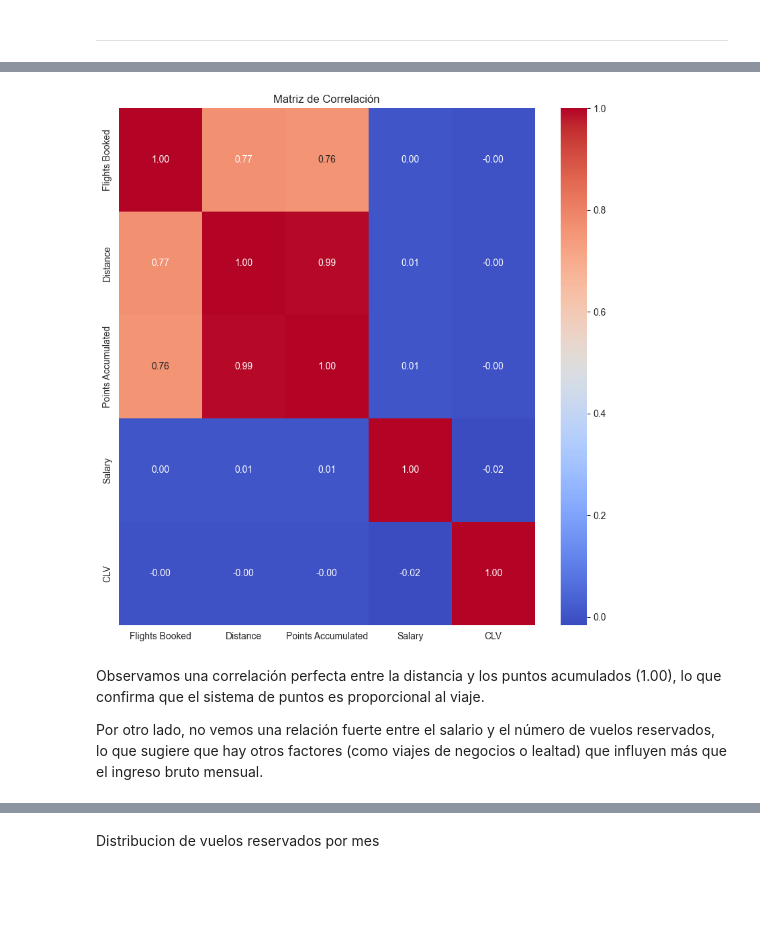
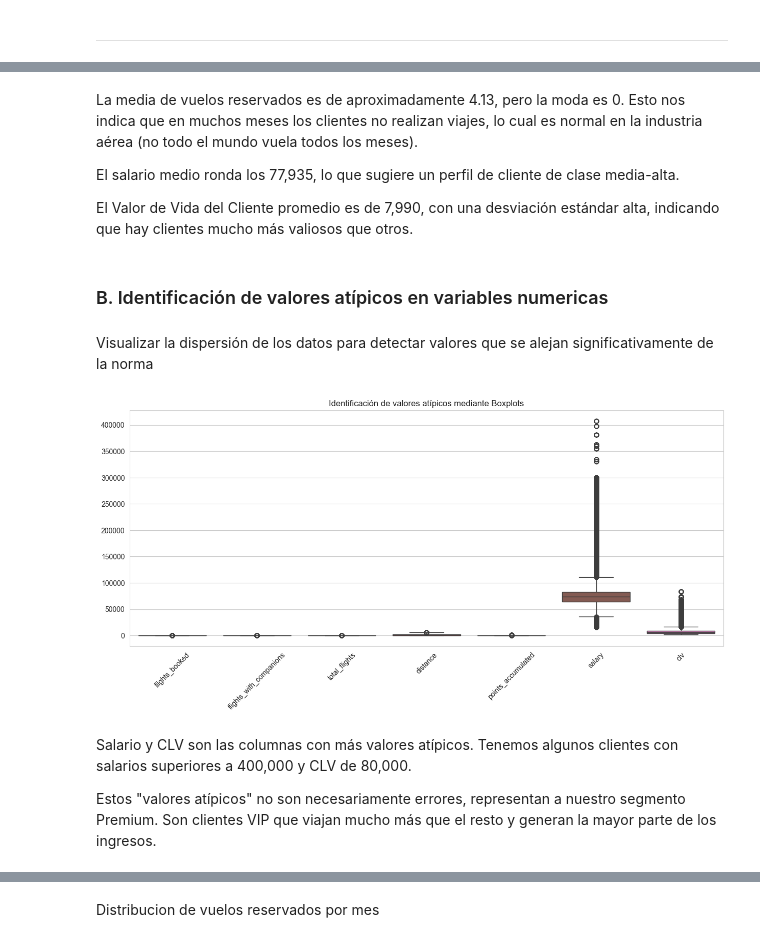
Before and after one commit to Adalab/bda-modulo-3-evaluacion-final-TamDb22, a Jupyter notebook: evaluacion3_Tamara.ipynb, the cells around one changed output, grey strips where cells are left out. Drawn from its saved outputs; the diff is of its cells as text; code cells hidden in the pictures; blank space fills up the shorter version.

```diff
--- a/evaluacion3_Tamara.ipynb
+++ b/evaluacion3_Tamara.ipynb
@@ -353,5 +355,9 @@ Estadistica Descriptiva y Correlacion
 # %%
-# Estadisticos de variables numericas principales
-num_cols = ['Flights Booked', 'Distance', 'Points Accumulated', 'Salary', 'CLV']
-print(df_merged[num_cols].describe())
+# Definimos las variables numéricas de interés
+num_cols = ['flights_booked', 'flights_with_companions', 'total_flights', 'distance', 'points_accumulated', 'salary', 'clv']
+
+
+stats_desc = df_merged[num_cols].describe().T
+stats_desc['mode'] = df_merged[num_cols].mode().iloc[0] # Añadimos la moda
+display(stats_desc)
 # %% [output]
@@ -377,12 +372,22 @@ max     83325.380000
+# %% [markdown]
+La media de vuelos reservados es de aproximadamente 4.13, pero la moda es 0. Esto nos indica que en muchos meses los clientes no realizan viajes, lo cual es normal en la industria aérea (no todo el mundo vuela todos los meses).
+
+El salario medio ronda los 77,935, lo que sugiere un perfil de cliente de clase media-alta.
+
+El Valor de Vida del Cliente promedio es de 7,990, con una desviación estándar alta, indicando que hay clientes mucho más valiosos que otros.
+# %% [markdown]
+### B. Identificación de valores atípicos en variables numericas
+# %% [markdown]
+Visualizar la dispersión de los datos para detectar valores que se alejan significativamente de la norma
 # %%
-# Análisis de correlación
-plt.figure(figsize=(10, 10))
-sns.heatmap(df_merged[num_cols].corr(), annot=True, cmap='coolwarm', fmt=".2f")
-plt.title("Matriz de Correlación")
+plt.figure(figsize=(15, 6))
+sns.boxplot(data=df_merged[num_cols])
+plt.xticks(rotation=45)
+plt.title('Identificación de valores atípicos mediante Boxplots')
 plt.show()
 # %% [output]
-[figure, old version]
+[figure, new version]
 # %% [markdown]
-Observamos una correlación perfecta entre la distancia y los puntos acumulados (1.00), lo que confirma que el sistema de puntos es proporcional al viaje.
+Salario y CLV son las columnas con más valores atípicos. Tenemos algunos clientes con salarios superiores a 400,000 y CLV de 80,000.
 
-Por otro lado, no vemos una relación fuerte entre el salario y el número de vuelos reservados, lo que sugiere que hay otros factores (como viajes de negocios o lealtad) que influyen más que el ingreso bruto mensual.
+Estos "valores atípicos" no son necesariamente errores, representan a nuestro segmento Premium. Son clientes VIP que viajan mucho más que el resto y generan la mayor parte de los ingresos.
```
Also changed, not shown: parts of 24 cells of this notebook.
